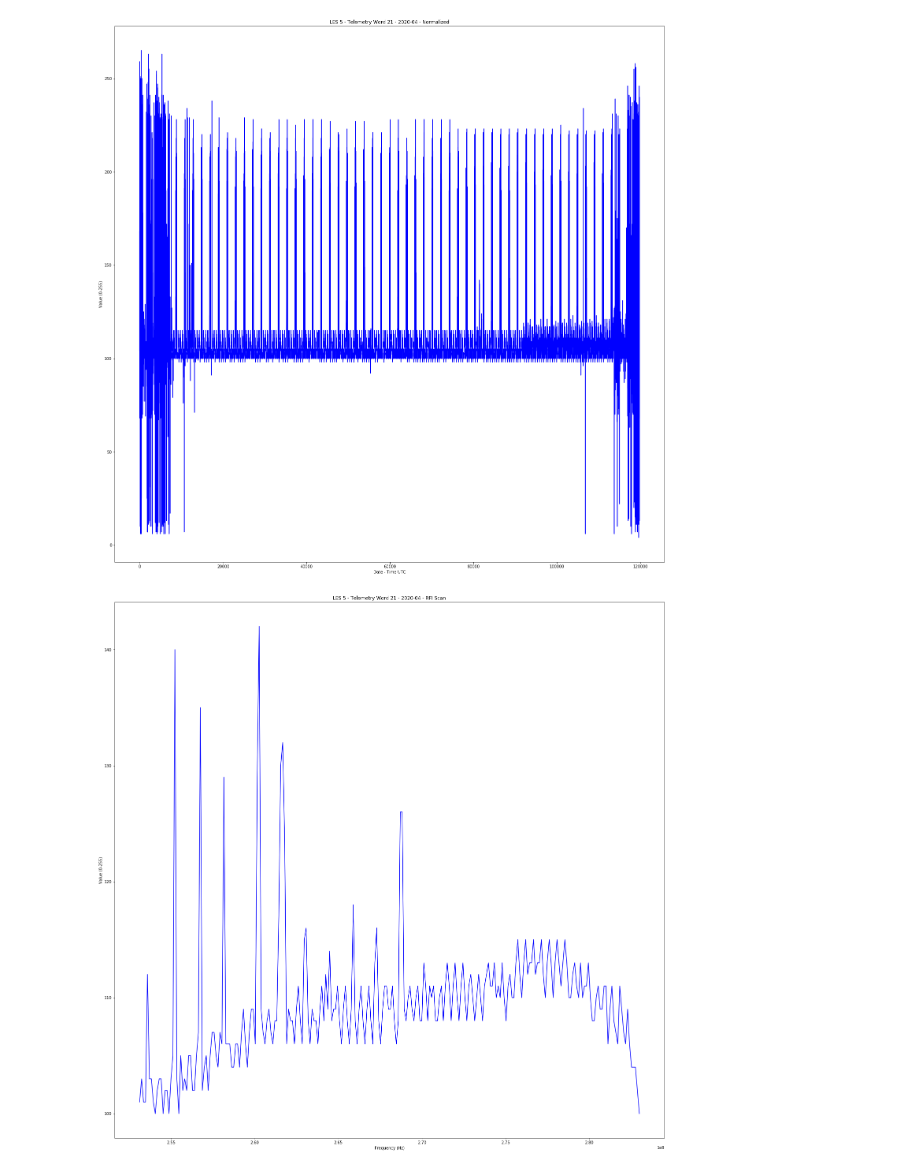
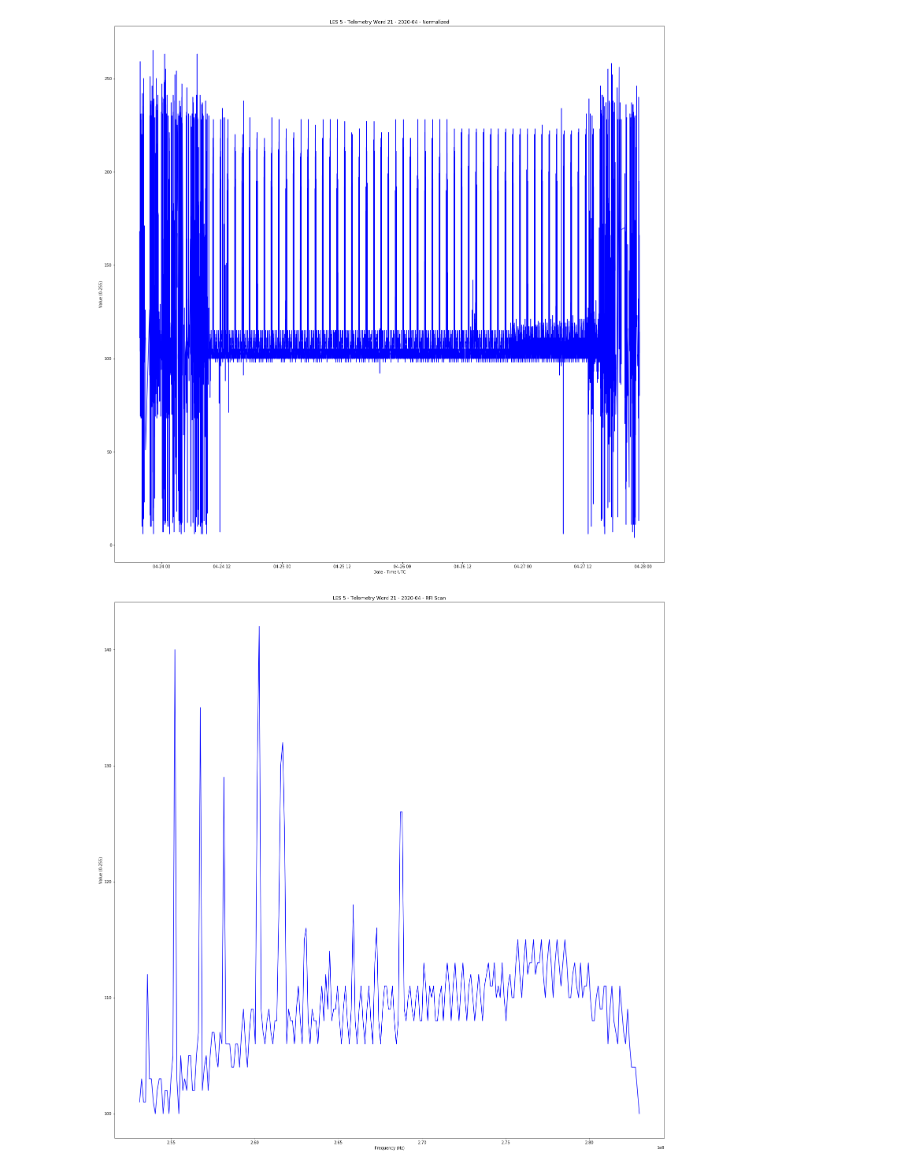
Before and after one commit to ScottTilley/Jupyter-notebooks, a Jupyter notebook: LES5/LES5_RFI_Study_pass3.ipynb, the cells around one changed output. Drawn from its saved outputs; the diff is of its cells as text; code cells hidden in the pictures.

```diff
--- a/LES5/LES5_RFI_Study_pass3.ipynb
+++ b/LES5/LES5_RFI_Study_pass3.ipynb
@@ -149,14 +149,14 @@ for x in range (0,256):
 # %%
 # RFI Experiment Channels all data
 
 plt.figure(figsize = [25,25])
-plt.plot(fc, rfi_frame21_normalized, markersize=3, alpha=1, color='blue') # use this to find frame_count_offset to plot a single RFI scan above
-#plt.plot(t, rfi_frame21_normalized, markersize=1, alpha=1, color='blue')
+#plt.plot(fc, rfi_frame21_normalized, markersize=3, alpha=1, color='blue') # use this to find frame_count_offset to plot a single RFI scan above
+plt.plot(t, rfi_frame21_normalized, markersize=1, alpha=1, color='blue')
 plt.title('LES 5 - Telemetry Word 21 - 2020-04 - Normalized')
 plt.xlabel('Date - Time UTC')
 plt.ylabel('Value (0-255)');
 # %% [output]
-[figure, old version]
+[figure, new version]
 # %%
 # Plot single RFI Scan
 plt.figure(figsize = [25,25])
```
